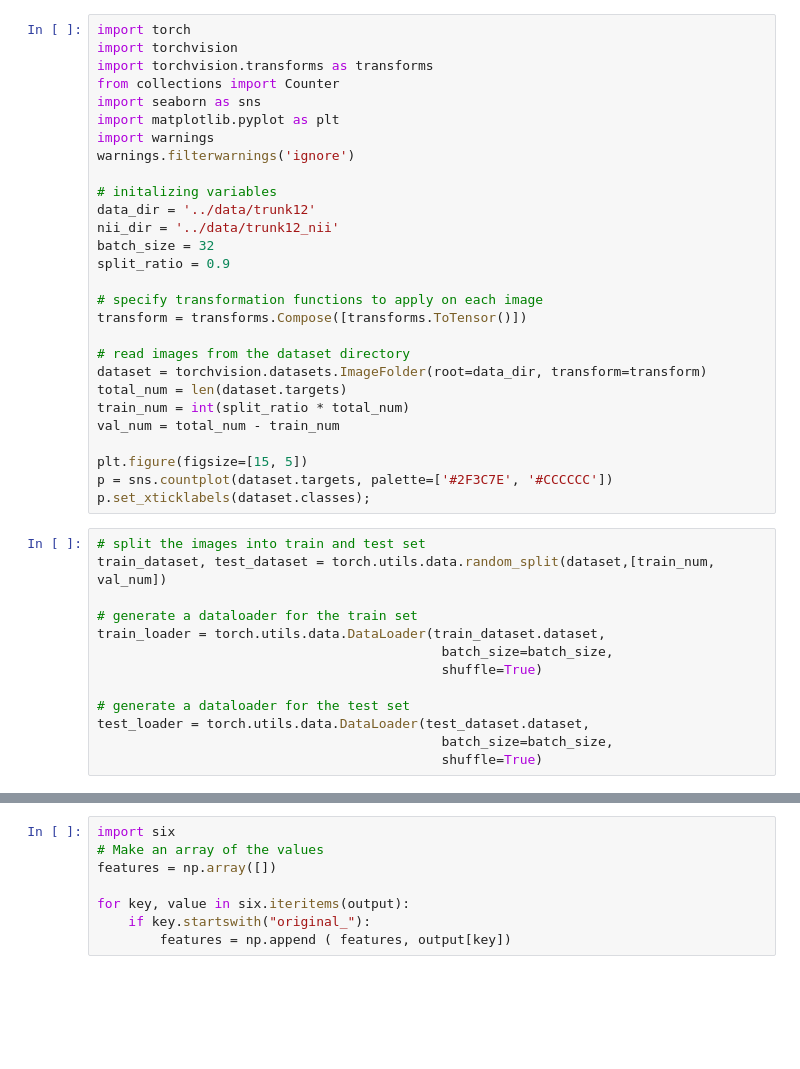
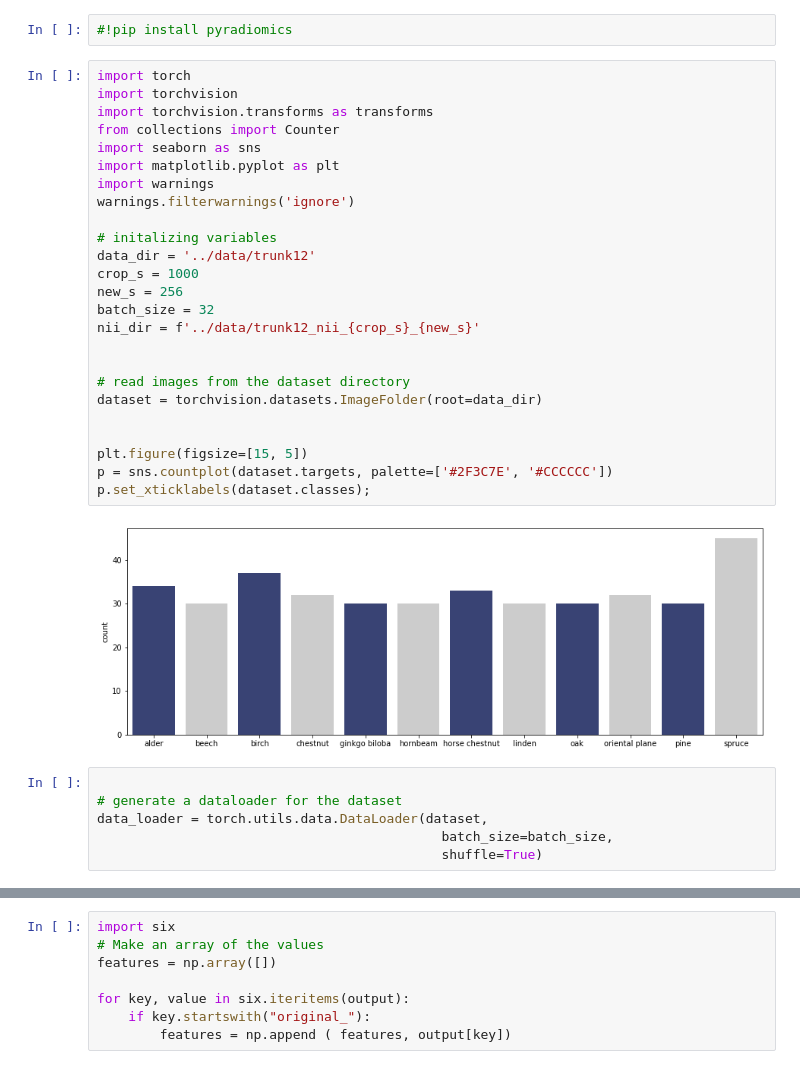
Before and after one commit to MahsaPaknezhad/RadiomicsTutorial, a Jupyter notebook: trunk_analysis.ipynb, the cells around one changed output, grey strips where cells are left out. Saved outputs shown, nothing was run; the diff lists cells and outputs as text; blank space fills up the shorter version.

```diff
--- a/trunk_analysis.ipynb
+++ b/trunk_analysis.ipynb
@@ -1,43 +1,37 @@
+# %%
+#!pip install pyradiomics
 # %%
 import torch
 import torchvision
 import torchvision.transforms as transforms
 from collections import Counter
 import seaborn as sns
 import matplotlib.pyplot as plt
 import warnings
 warnings.filterwarnings('ignore')
 
 # initalizing variables
 data_dir = '../data/trunk12'
-nii_dir = '../data/trunk12_nii'
+crop_s = 1000
+new_s = 256
 batch_size = 32
-split_ratio = 0.9
+nii_dir = f'../data/trunk12_nii_{crop_s}_{new_s}'
 
-# specify transformation functions to apply on each image
-transform = transforms.Compose([transforms.ToTensor()])
 
 # read images from the dataset directory
-dataset = torchvision.datasets.ImageFolder(root=data_dir, transform=transform)
-total_num = len(dataset.targets)
-train_num = int(split_ratio * total_num)
-val_num = total_num - train_num
+dataset = torchvision.datasets.ImageFolder(root=data_dir)
+
 
 plt.figure(figsize=[15, 5])
 p = sns.countplot(dataset.targets, palette=['#2F3C7E', '#CCCCCC'])
 p.set_xticklabels(dataset.classes);
+# %% [output]
+[figure, added]
-# %%
-# split the images into train and test set
-train_dataset, test_dataset = torch.utils.data.random_split(dataset,[train_num, val_num])
-
-# generate a dataloader for the train set
-train_loader = torch.utils.data.DataLoader(train_dataset.dataset,
-                                            batch_size=batch_size,
-                                            shuffle=True)
-
-# generate a dataloader for the test set
-test_loader = torch.utils.data.DataLoader(test_dataset.dataset,
-                                            batch_size=batch_size,
-                                            shuffle=True)
+# %%
+
+# generate a dataloader for the dataset
+data_loader = torch.utils.data.DataLoader(dataset,
+                                            batch_size=batch_size,
+                                            shuffle=True)
 # %%
 # show multiple examples of images from the training set
```
Also changed, not shown: parts of 33 cells of this notebook, 4 other files.
